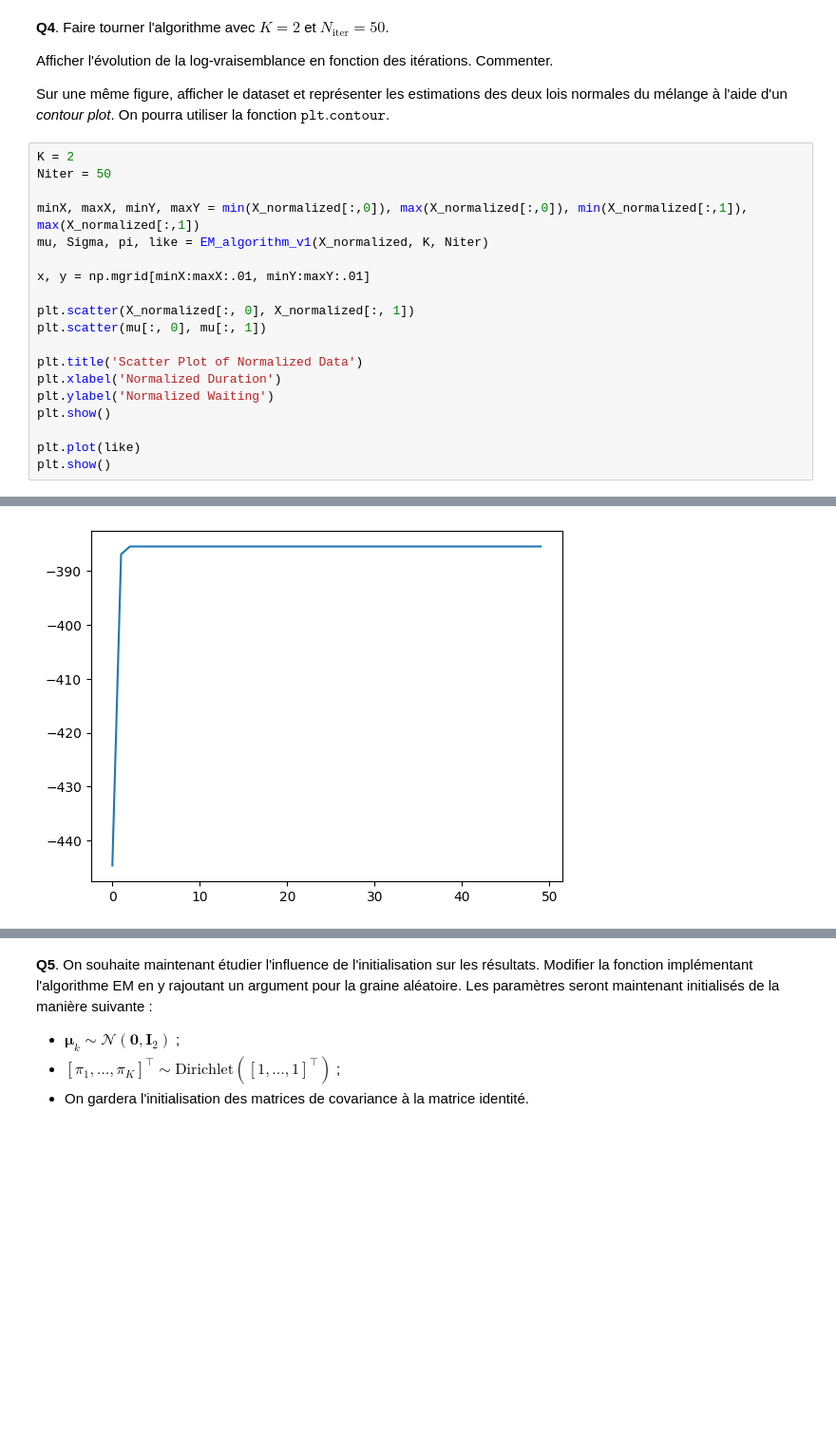
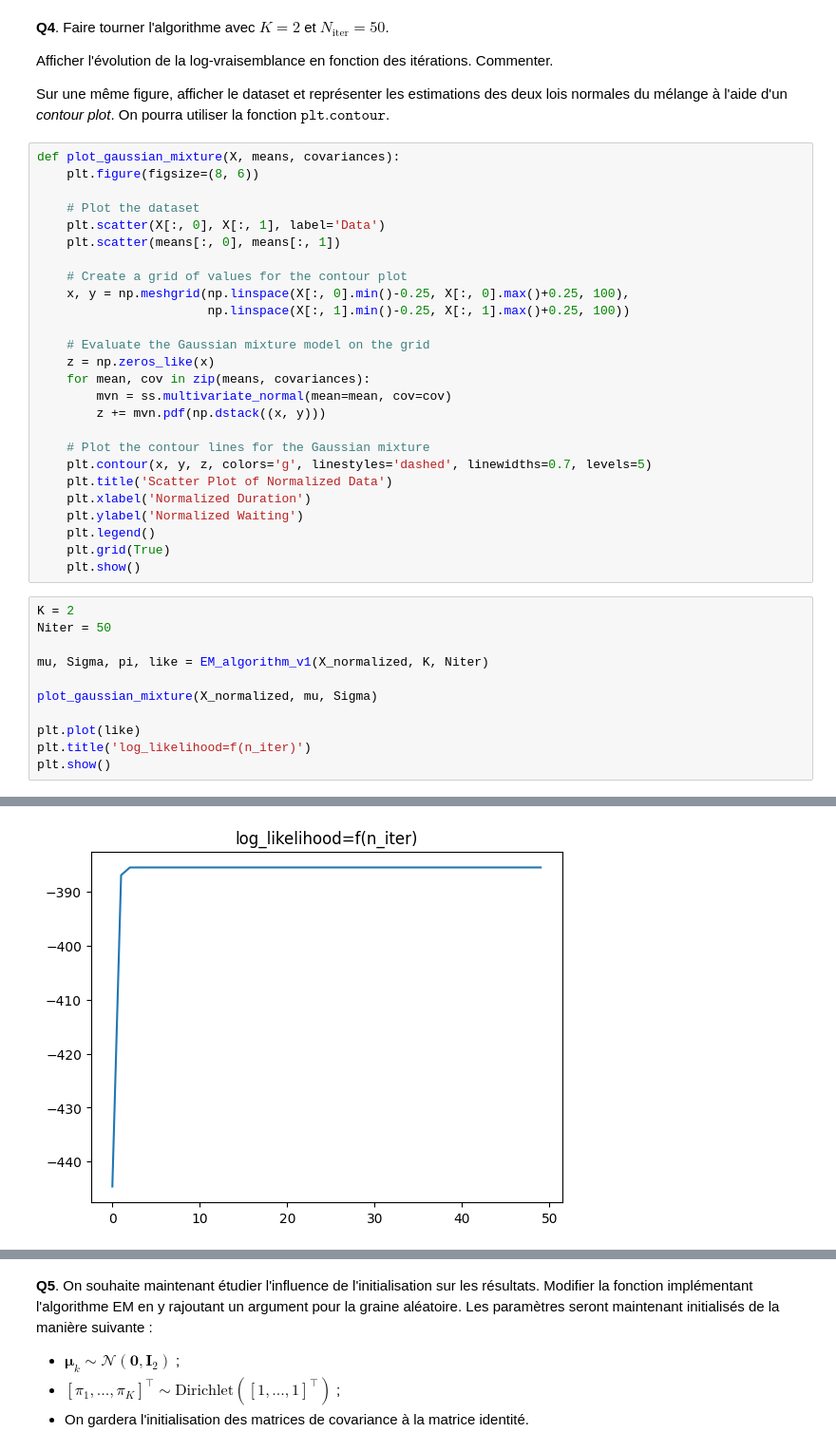
Before and after one commit to felixmnnr/SDI_IES, a Jupyter notebook: tp1_MONNIER_VASSEUR.ipynb, the cells around one changed output, grey strips where cells are left out. Shown: that part at 95% size. Saved outputs shown, nothing was run; the diff lists cells and outputs as text; blank space fills up the shorter version.

```diff
--- a/tp1_MONNIER_VASSEUR.ipynb
+++ b/tp1_MONNIER_VASSEUR.ipynb
@@ -119,23 +119,41 @@ def EM_algorithm_v1(X, K, Niter):
 Afficher l'évolution de la log-vraisemblance en fonction des itérations. Commenter.
 
 Sur une même figure, afficher le dataset et représenter les estimations des deux lois normales du mélange à l'aide d'un *contour plot*. On pourra utiliser la fonction $\texttt{plt.contour}$.
+# %%
+def plot_gaussian_mixture(X, means, covariances):
+    plt.figure(figsize=(8, 6))
+
+    # Plot the dataset
+    plt.scatter(X[:, 0], X[:, 1], label='Data')
+    plt.scatter(means[:, 0], means[:, 1])
+
+    # Create a grid of values for the contour plot
+    x, y = np.meshgrid(np.linspace(X[:, 0].min()-0.25, X[:, 0].max()+0.25, 100),
+                       np.linspace(X[:, 1].min()-0.25, X[:, 1].max()+0.25, 100))
+
+    # Evaluate the Gaussian mixture model on the grid
+    z = np.zeros_like(x)
+    for mean, cov in zip(means, covariances):
+        mvn = ss.multivariate_normal(mean=mean, cov=cov)
+        z += mvn.pdf(np.dstack((x, y)))
+
+    # Plot the contour lines for the Gaussian mixture
+    plt.contour(x, y, z, colors='g', linestyles='dashed', linewidths=0.7, levels=5)
+    plt.title('Scatter Plot of Normalized Data')
+    plt.xlabel('Normalized Duration')
+    plt.ylabel('Normalized Waiting')
+    plt.legend()
+    plt.grid(True)
+    plt.show()
 # %%
 K = 2
 Niter = 50
 
-minX, maxX, minY, maxY = min(X_normalized[:,0]), max(X_normalized[:,0]), min(X_normalized[:,1]), max(X_normalized[:,1])
 mu, Sigma, pi, like = EM_algorithm_v1(X_normalized, K, Niter)
 
-x, y = np.mgrid[minX:maxX:.01, minY:maxY:.01]
-
-plt.scatter(X_normalized[:, 0], X_normalized[:, 1])
-plt.scatter(mu[:, 0], mu[:, 1])
-
-plt.title('Scatter Plot of Normalized Data')
-plt.xlabel('Normalized Duration')
-plt.ylabel('Normalized Waiting')
-plt.show()
+plot_gaussian_mixture(X_normalized, mu, Sigma)
 
 plt.plot(like)
+plt.title('log_likelihood=f(n_iter)')
 plt.show()
 # %% [output]
@@ -143,2 +161,2 @@ plt.show()
-[figure, old version]
+[figure, new version]
 # %% [markdown]
```
Also changed, not shown: parts of 12 cells of this notebook.
